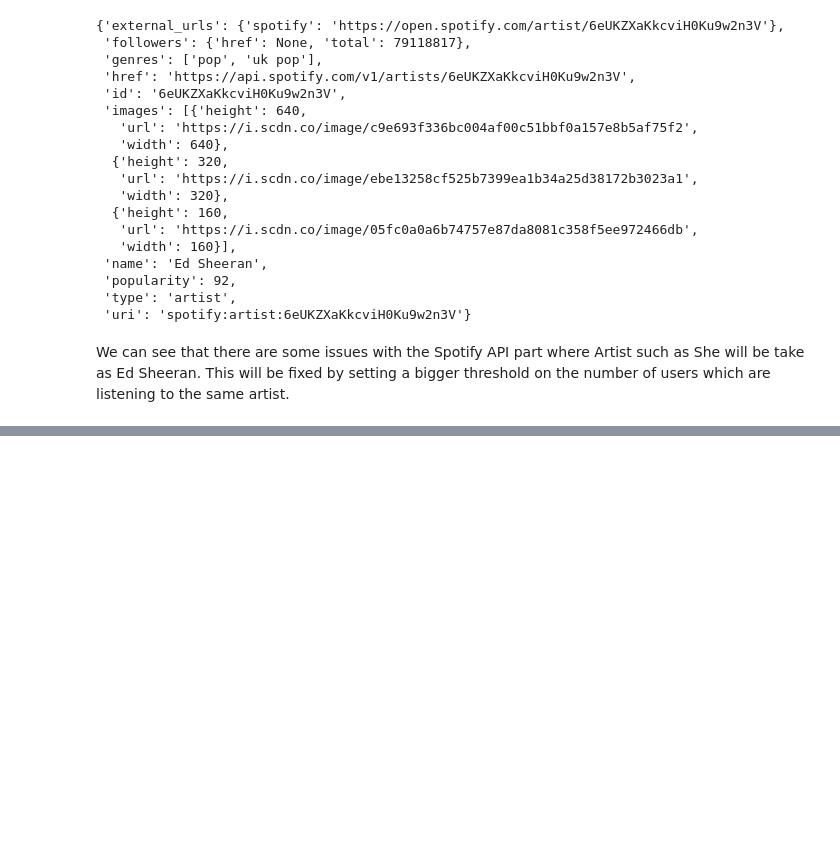
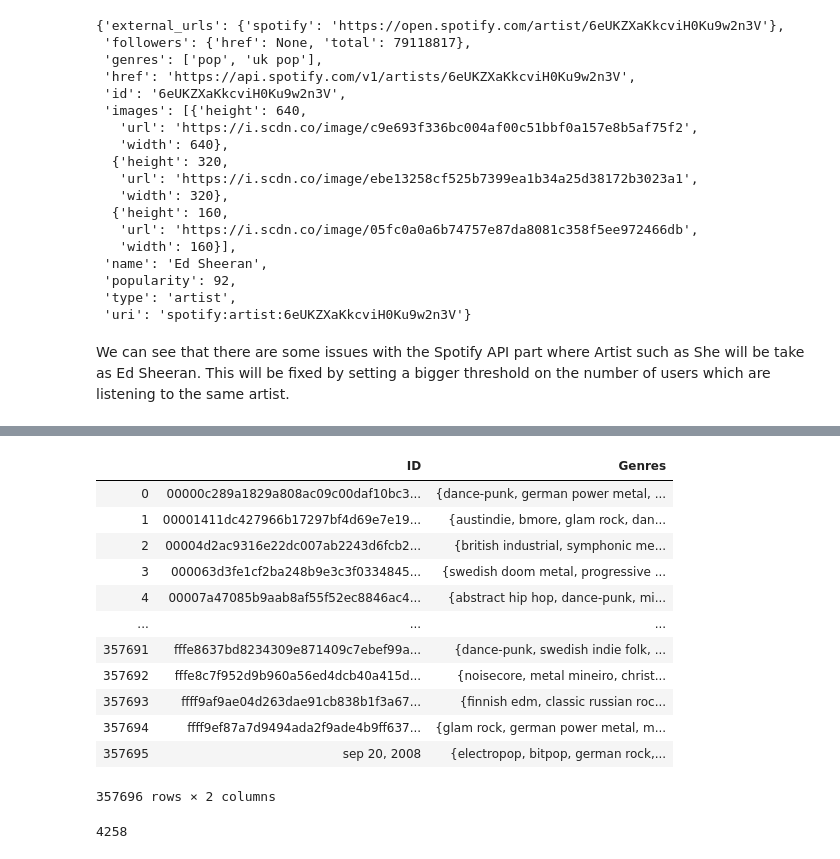
Before and after one commit to Caotick/mlbd-project, a Jupyter notebook: mlbd_project_spotify_api.ipynb, the cells around one changed output, grey strips where cells are left out. Cells and saved outputs as stored; diff of their text form; code cells hidden in the pictures; blank space fills up the shorter version.

```diff
--- a/mlbd_project_spotify_api.ipynb
+++ b/mlbd_project_spotify_api.ipynb
@@ -336,0 +410,4 @@ multipleUsers
+# %%
+merge_data = spotify_data.copy()
+merge_data['Info'] = merge_data['Info'].map(lambda x: x if isinstance(x, str) else "{}").map(lambda x: ast.literal_eval(x))
+merge_data.head()
@@ -336,0 +421,3 @@ multipleUsers
+# %%
+merge_data['Genres'] = merge_data['Info'].map(lambda x: x['genres'] if len(x) > 0 else [])
+merge_data.head()
@@ -336,0 +431,25 @@ multipleUsers
+# %%
+knn_genres = merge_data.merge(top_artists, on = 'Artist')
+knn_genres = knn_genres.merge(top_data, on = 'Artist')[['ID', 'Genres']].groupby('ID')['Genres'].apply(list).apply(lambda x: set([item for sublist in x for item in sublist])).reset_index(name = 'Genres')
+knn_genres
+# %% [output]
+|  | ID | Genres |
+| 0 | 00000c289a1829a808ac09c00daf10bc3... | {dance-punk, german power metal, ... |
+| 1 | 00001411dc427966b17297bf4d69e7e19... | {austindie, bmore, glam rock, dan... |
+| 2 | 00004d2ac9316e22dc007ab2243d6fcb2... | {british industrial, symphonic me... |
+| 3 | 000063d3fe1cf2ba248b9e3c3f0334845... | {swedish doom metal, progressive ... |
+| 4 | 00007a47085b9aab8af55f52ec8846ac4... | {abstract hip hop, dance-punk, mi... |
+| ... | ... | ... |
+| 357691 | fffe8637bd8234309e871409c7ebef99a... | {dance-punk, swedish indie folk, ... |
+| 357692 | fffe8c7f952d9b960a56ed4dcb40a415d... | {noisecore, metal mineiro, christ... |
+| 357693 | ffff9af9ae04d263dae91cb838b1f3a67... | {finnish edm, classic russian roc... |
+| 357694 | ffff9ef87a7d9494ada2f9ade4b9ff637... | {glam rock, german power metal, m... |
+| 357695 | sep 20, 2008 | {electropop, bitpop, german rock,... |
+357696 rows × 2 columns
+# %%
+genres = merge_data['Genres'].tolist()
+all_genres = [item for sublist in genres for item in sublist]
+unique_genres = set(all_genres)
+len(unique_genres)
+# %% [output]
+4258
```
Also changed, not shown: parts of 34 cells of this notebook, 1 other file.
